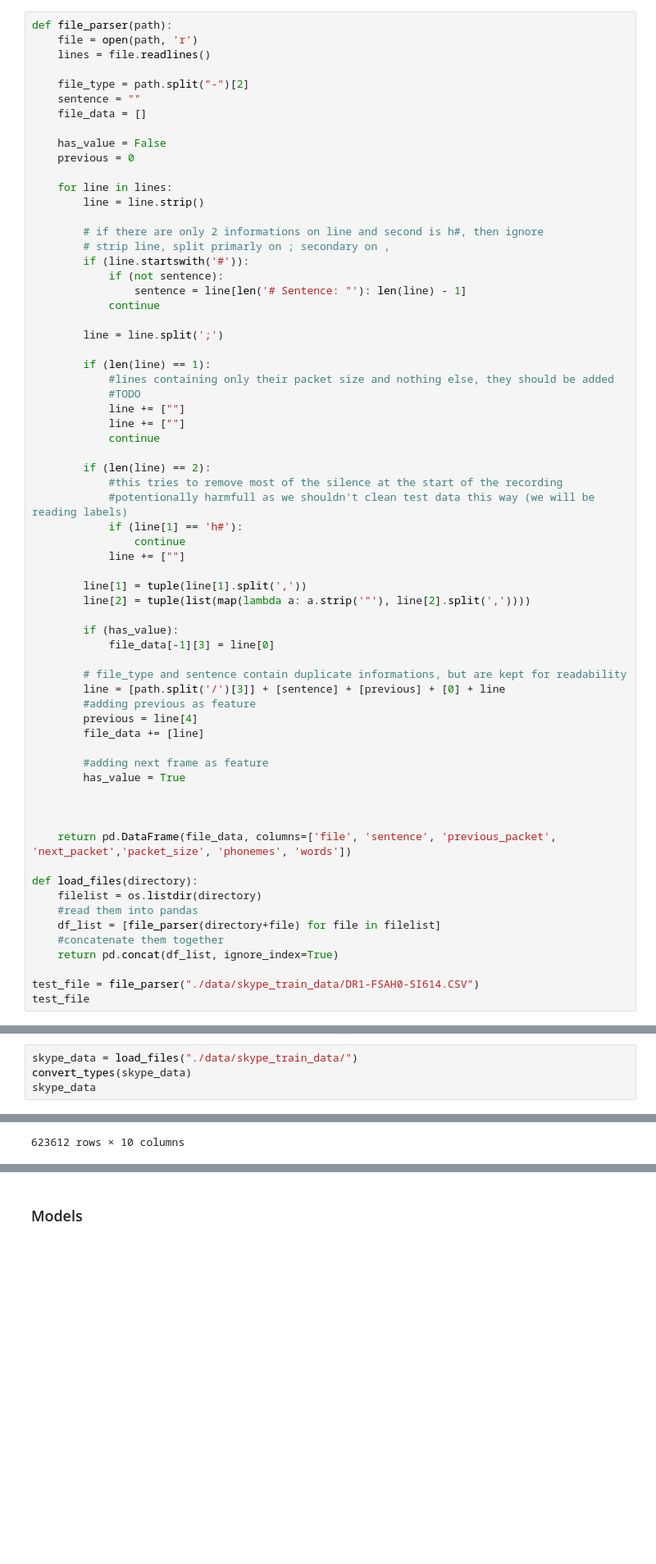
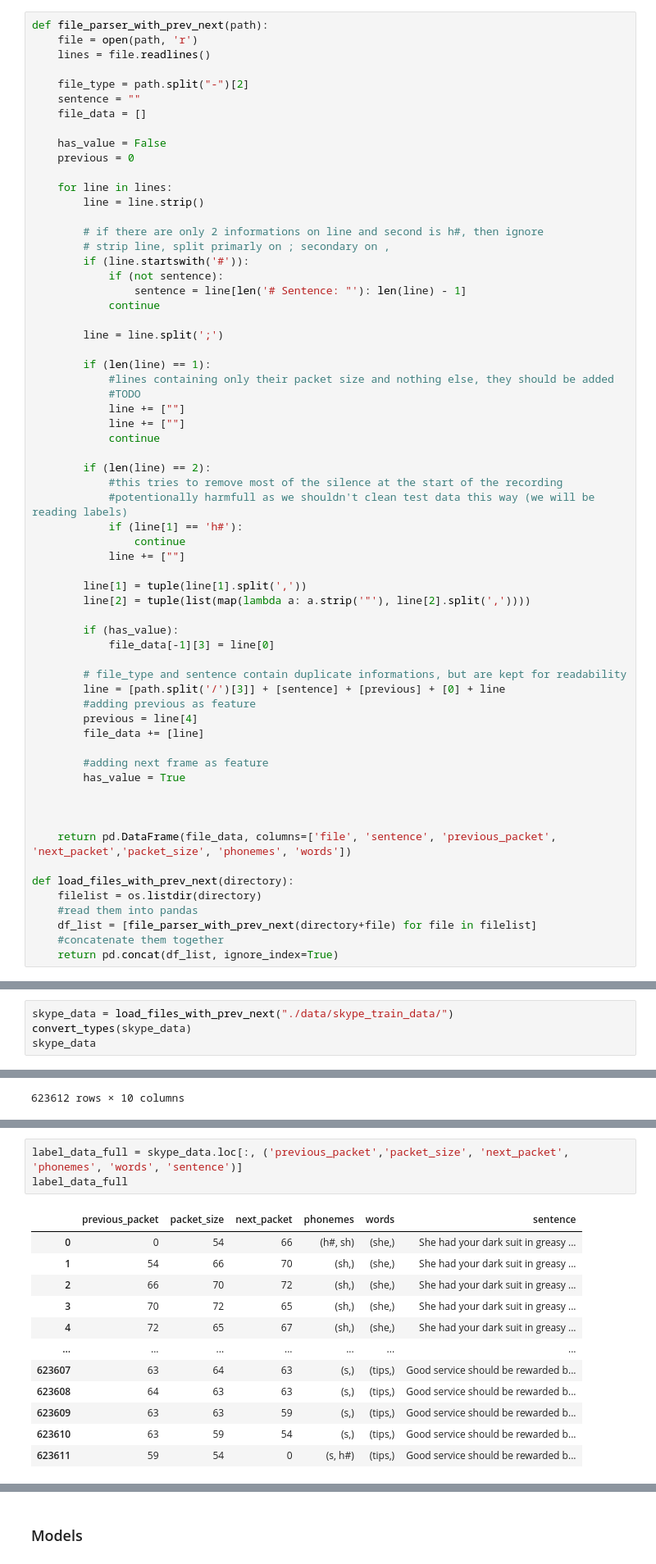
Before and after one commit to czFIRE/BT_attack_on_VoIP_encrypted_messengers, a Jupyter notebook: bt.ipynb, the cells around one changed output, grey strips where cells are left out. Shown at 82% size. Saved outputs shown, nothing was run; the diff lists cells and outputs as text; blank space fills up the shorter version.

```diff
--- a/bt.ipynb
+++ b/bt.ipynb
@@ -323,5 +443,5 @@ data
 # %%
-def file_parser(path):
+def file_parser_with_prev_next(path):
     file = open(path, 'r')
     lines = file.readlines()
 
@@ -377,12 +497,9 @@ def file_parser(path):
 
     return pd.DataFrame(file_data, columns=['file', 'sentence', 'previous_packet', 'next_packet','packet_size', 'phonemes', 'words'])
 
-def load_files(directory):
+def load_files_with_prev_next(directory):
     filelist = os.listdir(directory)
     #read them into pandas
-    df_list = [file_parser(directory+file) for file in filelist]
+    df_list = [file_parser_with_prev_next(directory+file) for file in filelist]
     #concatenate them together
     return pd.concat(df_list, ignore_index=True)
-
-test_file = file_parser("./data/skype_train_data/DR1-FSAH0-SI614.CSV")
-test_file
@@ -420,7 +523,7 @@ The new features we will be considering for our dataset are:
 - bigram of next and current
 - trigram of previous and current
 # %%
-skype_data = load_files("./data/skype_train_data/")
+skype_data = load_files_with_prev_next("./data/skype_train_data/")
 convert_types(skype_data)
 skype_data
 # %% [output]
@@ -477,0 +601,16 @@ ProfileReport(skype_data, "Sentence frequencies")
+# %%
+label_data_full = skype_data.loc[:, ('previous_packet','packet_size', 'next_packet', 'phonemes', 'words', 'sentence')]
+label_data_full
+# %% [output]
+|  | previous_packet | packet_size | next_packet | phonemes | words | sentence |
+| 0 | 0 | 54 | 66 | (h#, sh) | (she,) | She had your dark suit in greasy ... |
+| 1 | 54 | 66 | 70 | (sh,) | (she,) | She had your dark suit in greasy ... |
+| 2 | 66 | 70 | 72 | (sh,) | (she,) | She had your dark suit in greasy ... |
+| 3 | 70 | 72 | 65 | (sh,) | (she,) | She had your dark suit in greasy ... |
+| 4 | 72 | 65 | 67 | (sh,) | (she,) | She had your dark suit in greasy ... |
+| ... | ... | ... | ... | ... | ... | ... |
+| 623607 | 63 | 64 | 63 | (s,) | (tips,) | Good service should be rewarded b... |
+| 623608 | 64 | 63 | 63 | (s,) | (tips,) | Good service should be rewarded b... |
+| 623609 | 63 | 63 | 59 | (s,) | (tips,) | Good service should be rewarded b... |
+| 623610 | 63 | 59 | 54 | (s,) | (tips,) | Good service should be rewarded b... |
+| 623611 | 59 | 54 | 0 | (s, h#) | (tips,) | Good service should be rewarded b... |
```
Also changed, not shown: parts of 26 cells of this notebook.
